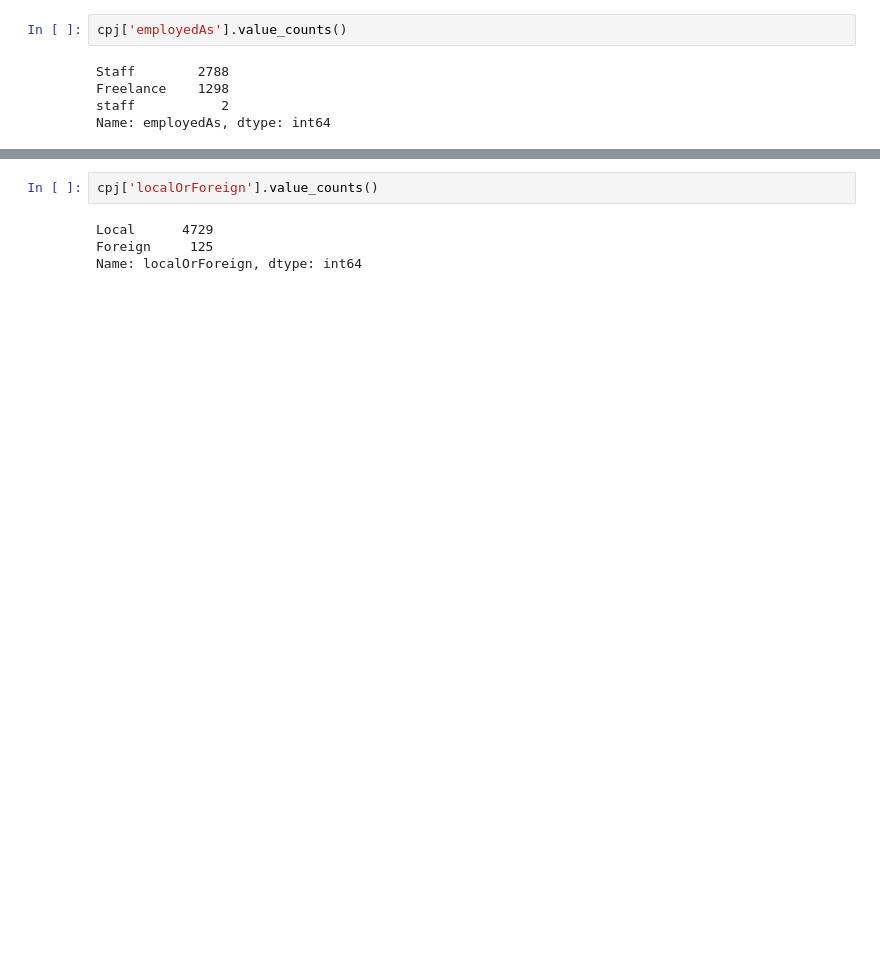
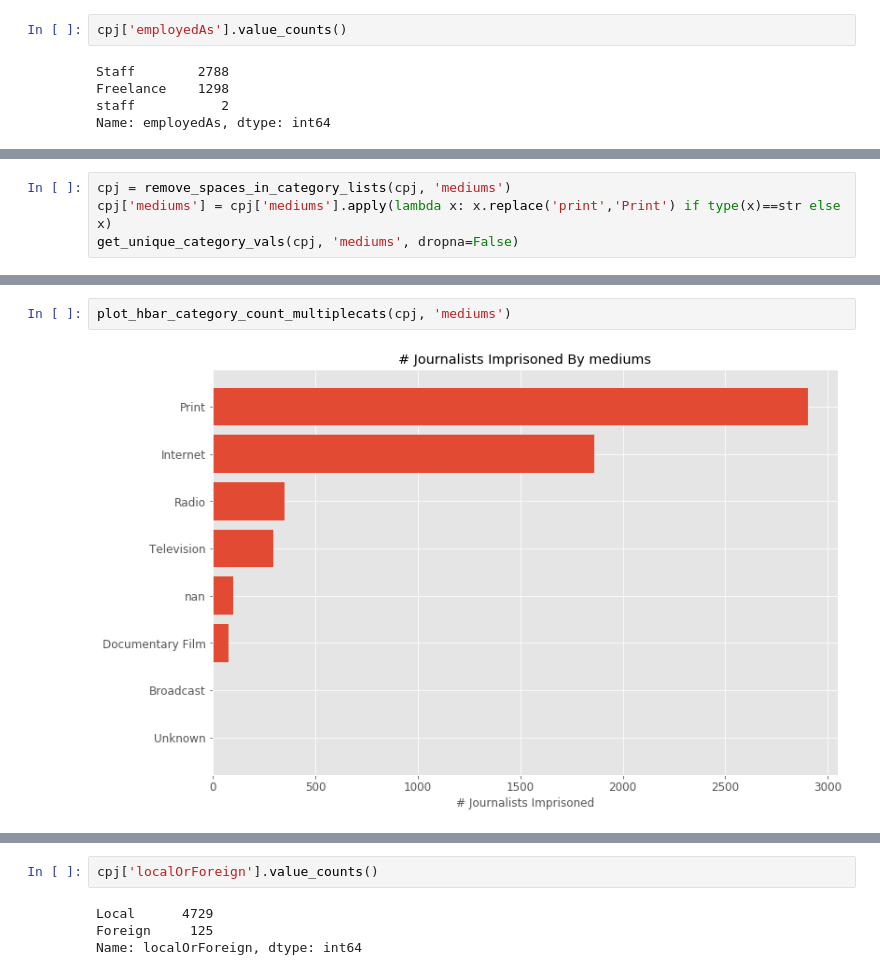
Before and after one commit to andypicke/Journalists-Under-Fire, a Jupyter notebook: notebooks/CPJ_Journalists_Imprisoned_EDA.ipynb, the cells around one changed output, grey strips where cells are left out. Drawn from its saved outputs; the diff is of its cells as text; blank space fills up the shorter version.

```diff
--- a/notebooks/CPJ_Journalists_Imprisoned_EDA.ipynb
+++ b/notebooks/CPJ_Journalists_Imprisoned_EDA.ipynb
@@ -210,2 +488,6 @@ Unknown                                                    1
 print                                                      1
 Name: mediums, dtype: int64
+# %%
+cpj = remove_spaces_in_category_lists(cpj, 'mediums')
+cpj['mediums'] = cpj['mediums'].apply(lambda x: x.replace('print','Print') if type(x)==str else x)
+get_unique_category_vals(cpj, 'mediums', dropna=False)
@@ -211,0 +503,4 @@ Name: mediums, dtype: int64
+# %%
+plot_hbar_category_count_multiplecats(cpj, 'mediums')
+# %% [output]
+[figure, added]
```
Also changed, not shown: parts of 43 cells of this notebook.
